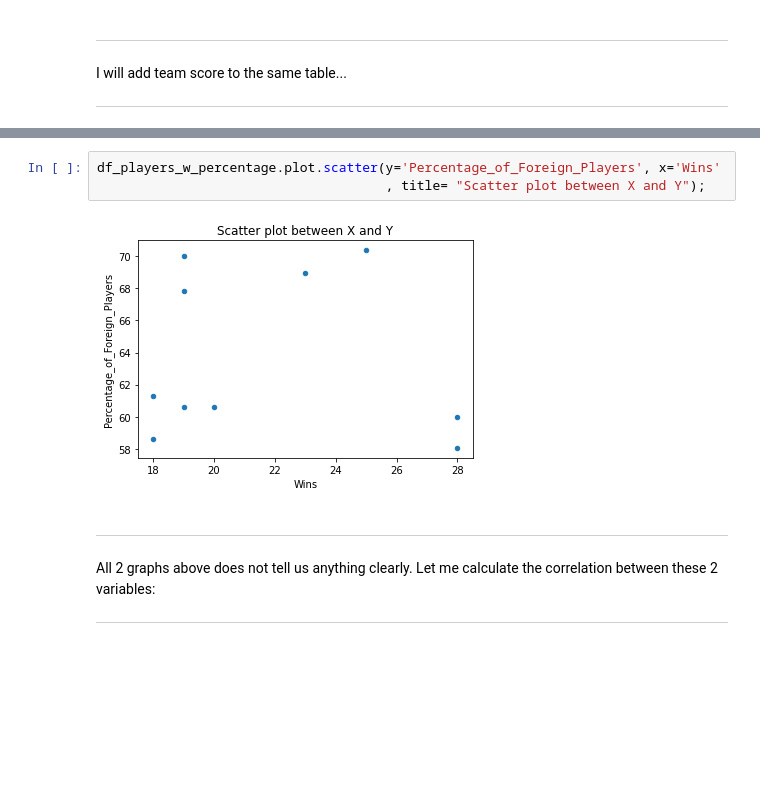
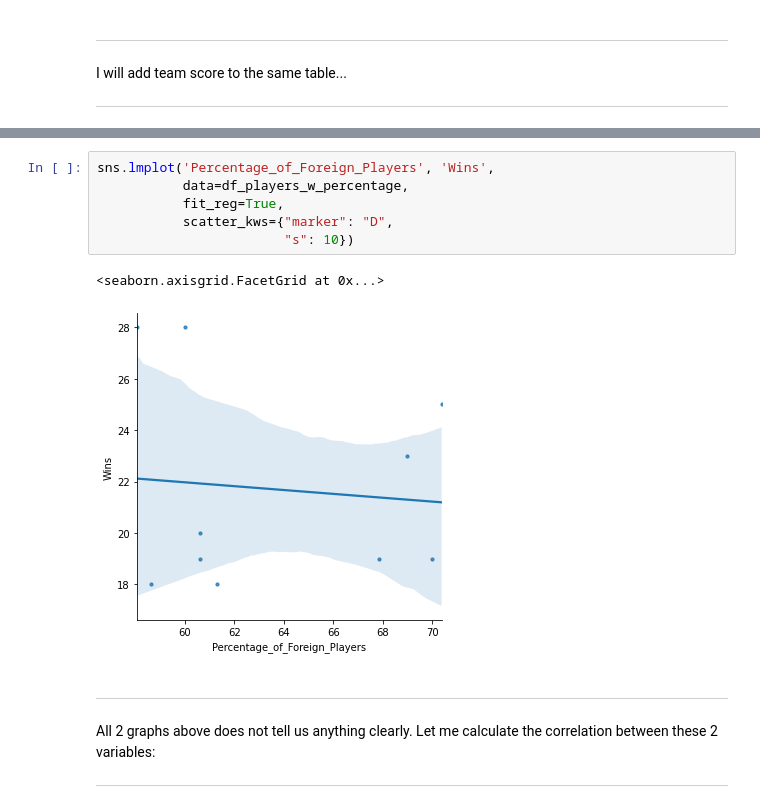
Before and after one commit to ayktonr/uol_dsc020_cw, a Jupyter notebook: cw_main.ipynb, the cells around one changed output, grey strips where cells are left out. Drawn from its saved outputs; the diff is of its cells as text; blank space fills up the shorter version.

```diff
--- a/cw_main.ipynb
+++ b/cw_main.ipynb
@@ -383,8 +354,12 @@ df_players_w_percentage[['Percentage_of_Foreign_Players','Wins']].plot()
-# %%
-df_players_w_percentage.plot.scatter(y='Percentage_of_Foreign_Players', x='Wins'
-                                     , title= "Scatter plot between X and Y");
-# %% [output]
-[figure, removed]
+# %%
+sns.lmplot('Percentage_of_Foreign_Players', 'Wins',
+           data=df_players_w_percentage,
+           fit_reg=True,
+           scatter_kws={"marker": "D",
+                        "s": 10})
+# %% [output]
+<seaborn.axisgrid.FacetGrid at 0x...>
+[figure, added]
 # %% [markdown]
 ***
 
```
Also changed, not shown: parts of 34 cells of this notebook, 34 other files.
